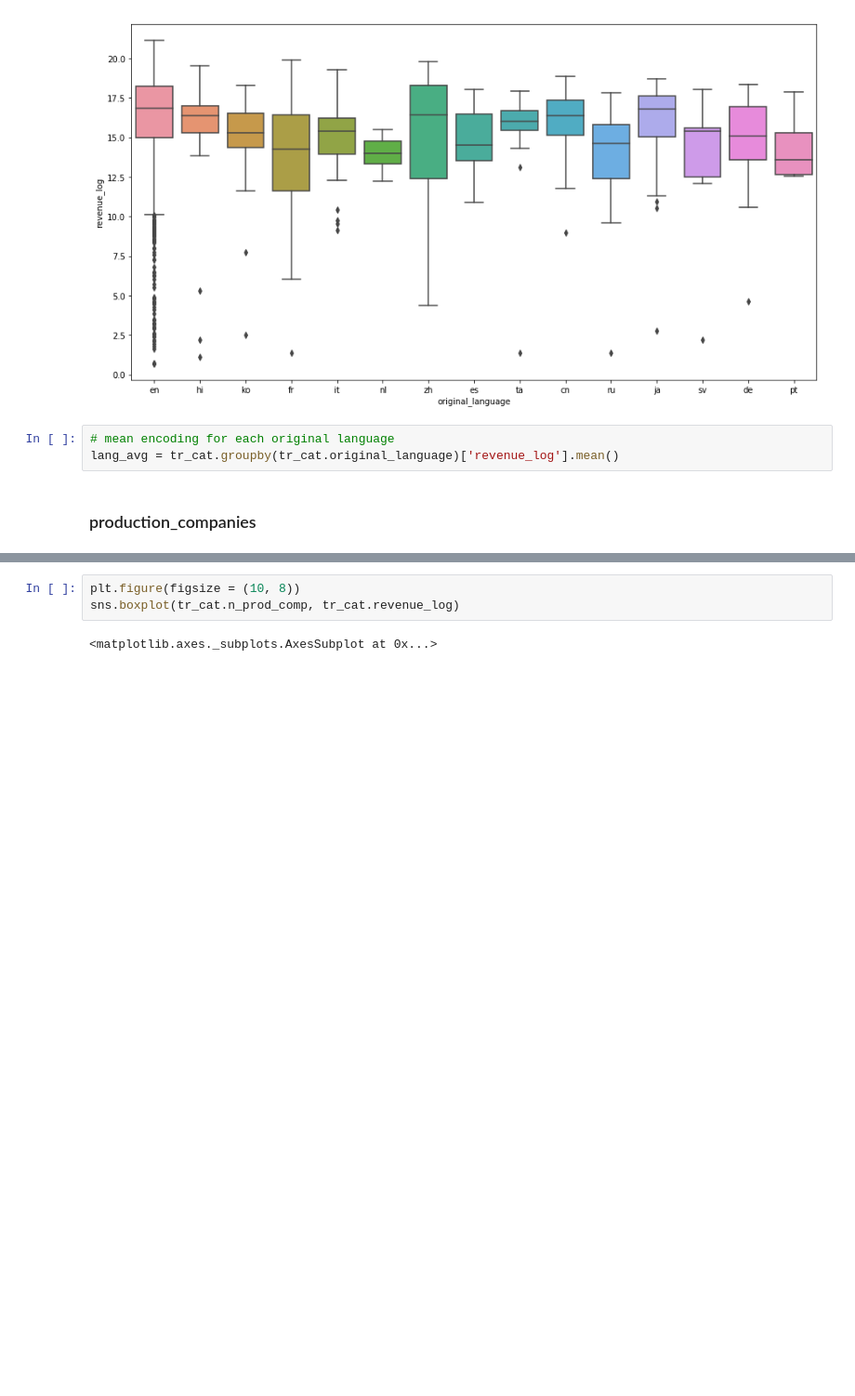
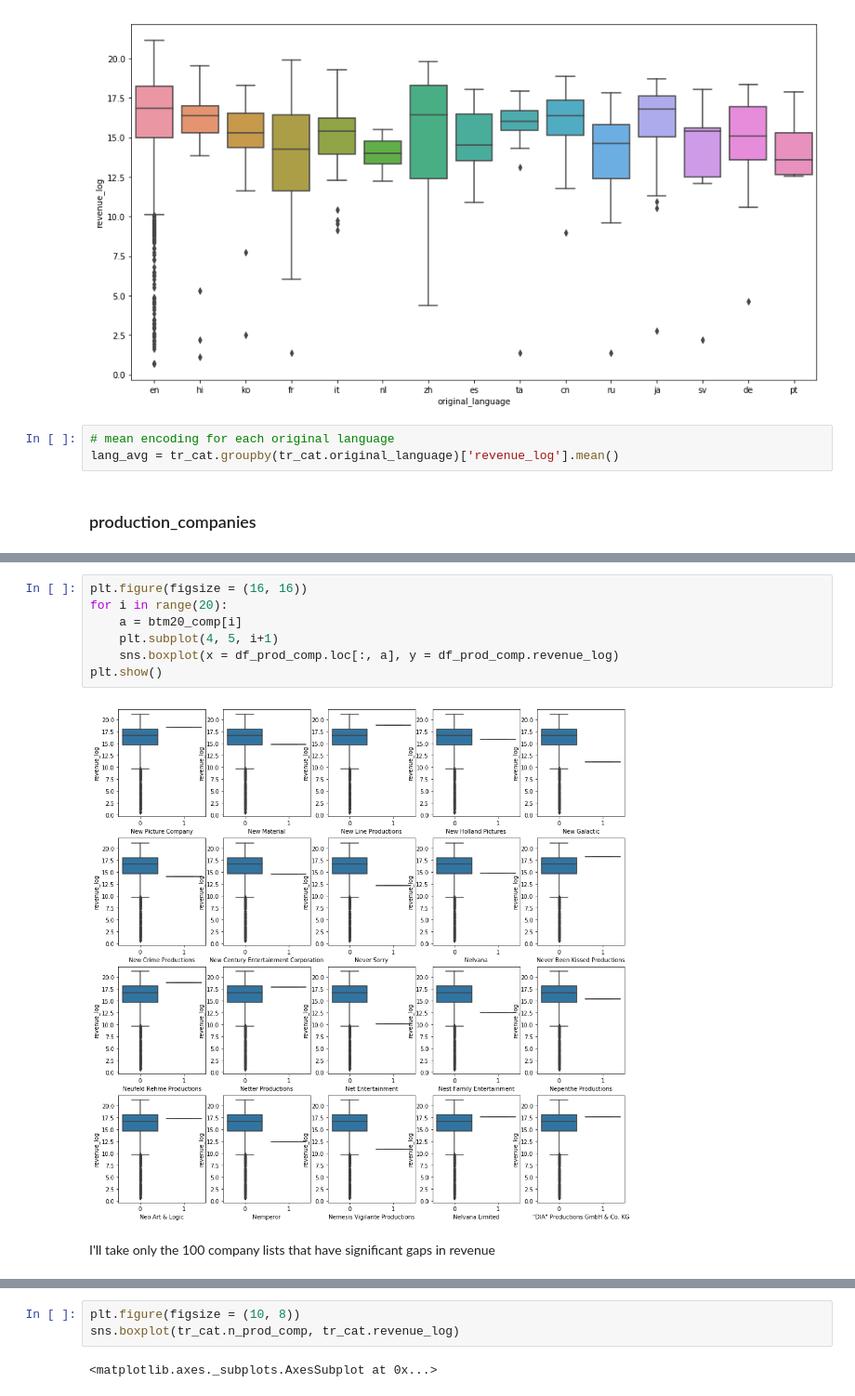
Before and after one commit to jjone36/tmdb, a Jupyter notebook: 02_eda.ipynb, the cells around one changed output, grey strips where cells are left out. Shown at 93% size. Saved outputs shown, nothing was run; the diff lists cells and outputs as text; blank space fills up the shorter version.

```diff
--- a/02_eda.ipynb
+++ b/02_eda.ipynb
@@ -338,0 +377,11 @@ lang_avg = tr_cat.groupby(tr_cat.original_language)['revenue_log'].mean()
+# %%
+plt.figure(figsize = (16, 16))
+for i in range(20):
+    a = btm20_comp[i]
+    plt.subplot(4, 5, i+1)
+    sns.boxplot(x = df_prod_comp.loc[:, a], y = df_prod_comp.revenue_log)
+plt.show()
+# %% [output]
+[figure, added]
+# %% [markdown]
+I'll take only the 100 company lists that have significant gaps in revenue
```
Also changed, not shown: parts of 86 cells of this notebook, 3 other files.
